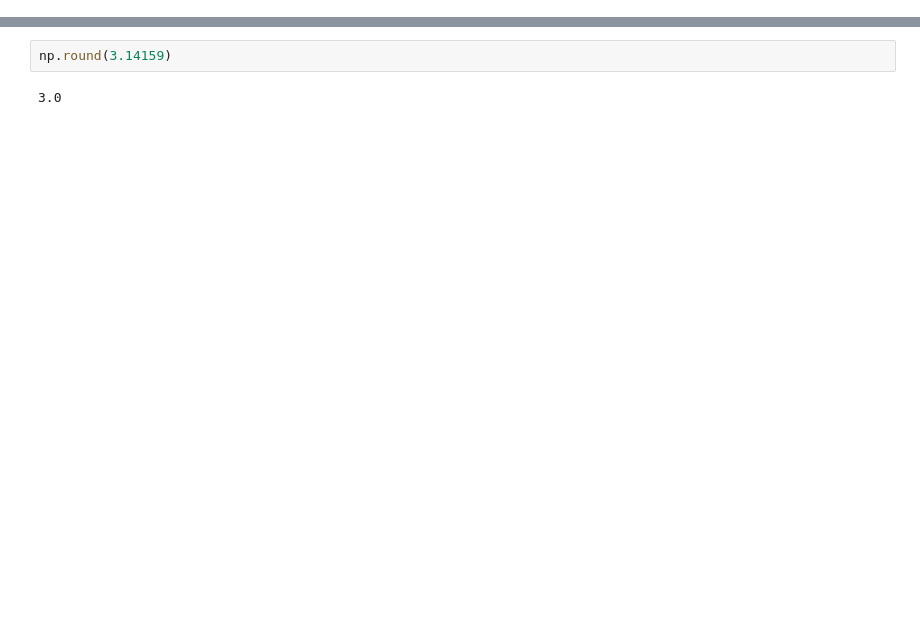
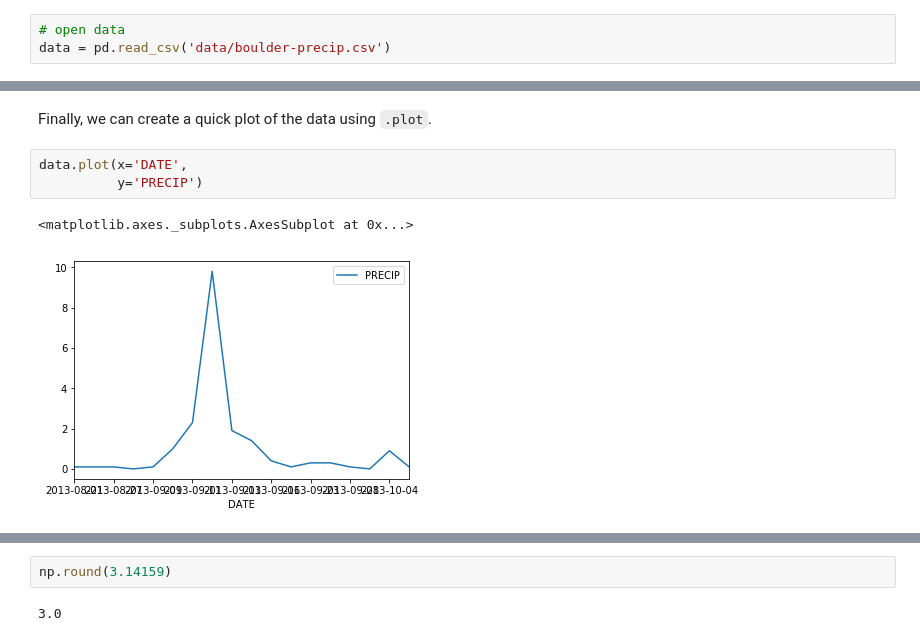
Before and after one commit to choldgraf/earth-analytics-python_OLD, a Jupyter notebook: notebooks/final-notebooks/week-2/get-to-know-r/2017-01-25-R01-get-to-know-python.ipynb, the cells around one changed output, grey strips where cells are left out. Drawn from its saved outputs; the diff is of its cells as text; blank space fills up the shorter version.

```diff
--- a/notebooks/final-notebooks/week-2/get-to-know-r/2017-01-25-R01-get-to-know-python.ipynb
+++ b/notebooks/final-notebooks/week-2/get-to-know-r/2017-01-25-R01-get-to-know-python.ipynb
@@ -467,0 +96,3 @@ Let's run a function that can take multiple arguments: `round()`.
+# %%
+# open data
+data = pd.read_csv('data/boulder-precip.csv')
@@ -467,0 +138,8 @@ Let's run a function that can take multiple arguments: `round()`.
+# %% [markdown]
+Finally, we can create a quick plot of the data using `.plot`.
+# %%
+data.plot(x='DATE',
+          y='PRECIP')
+# %% [output]
+<matplotlib.axes._subplots.AxesSubplot at 0x...>
+[figure, added]
```
Also changed, not shown: parts of 55 cells of this notebook.
